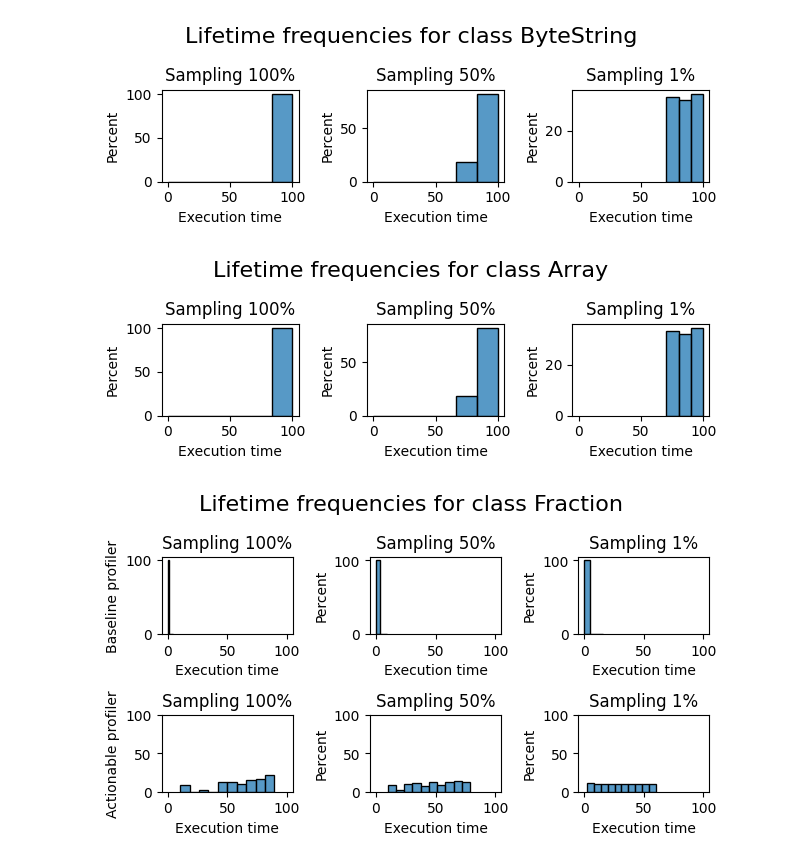
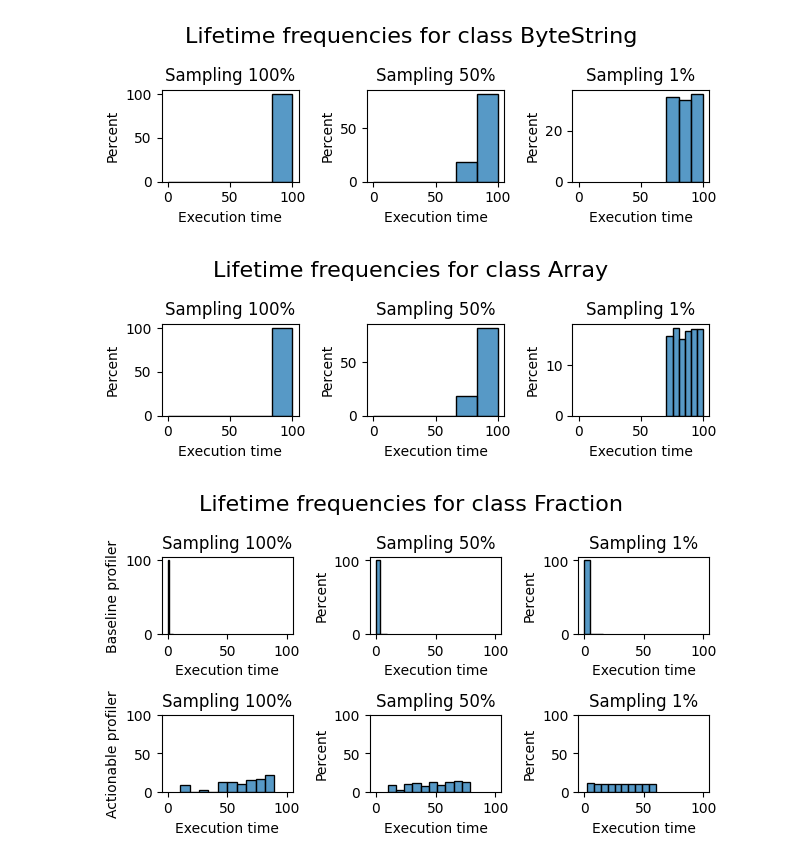
Before and after one commit to jordanmontt/application-classification-experiment, a Jupyter notebook: python/new-notebook.ipynb, the cells around one changed output. Cells and saved outputs as stored; diff of their text form; code cells hidden in the pictures.

```diff
--- a/python/new-notebook.ipynb
+++ b/python/new-notebook.ipynb
@@ -163,31 +191,31 @@ plt.show()
 # %%
 # Frequencies by class for the fifth class
 
 fig = plt.figure(1)
 gridspec.GridSpec(nrows=2, ncols= 3)
 a_title = "Lifetime frequencies for class " + str(top_allocated_classes[4])
 
 fig.suptitle(a_title, fontsize=16)
 
 # 100 sampling
 aaa = df_100.loc[ df_100['allocatedObjectClass'] == top_allocated_classes[4] ]
 plt.subplot2grid((3,3), (0,0), rowspan=1)
 plot = sns.histplot(aaa['relativeLifetime'] , stat="percent", bins=6)
 plot.set(xlim=(-5, 105), xlabel='Execution time', title='Sampling 100%')
 
 # 50 sampling
 aaa = df_50.loc[ df_50['allocatedObjectClass'] == top_allocated_classes[4] ]
 plt.subplot2grid((3,3), (0,1), rowspan=1)
 plot = sns.histplot(aaa['relativeLifetime'] , stat="percent", bins=6)
 plot.set(xlim=(-5, 105), xlabel='Execution time', title='Sampling 50%')
 
 # 1 sampling
 aaa = df_1.loc[ df_1['allocatedObjectClass'] == top_allocated_classes[4] ]
 plt.subplot2grid((3,3), (0,2), rowspan=1)
-plot = sns.histplot(aaa['relativeLifetime'] , stat="percent", bins=3)
+plot = sns.histplot(aaa['relativeLifetime'] , stat="percent", bins=6)
 plot.set(xlim=(-5, 105), xlabel='Execution time', title='Sampling 1%')
 
 plt.tight_layout()
 plt.show()
 # %% [output]
-[figure, old version]
+[figure, new version]
```
Also changed, not shown: parts of 6 cells of this notebook, 1 other file.
